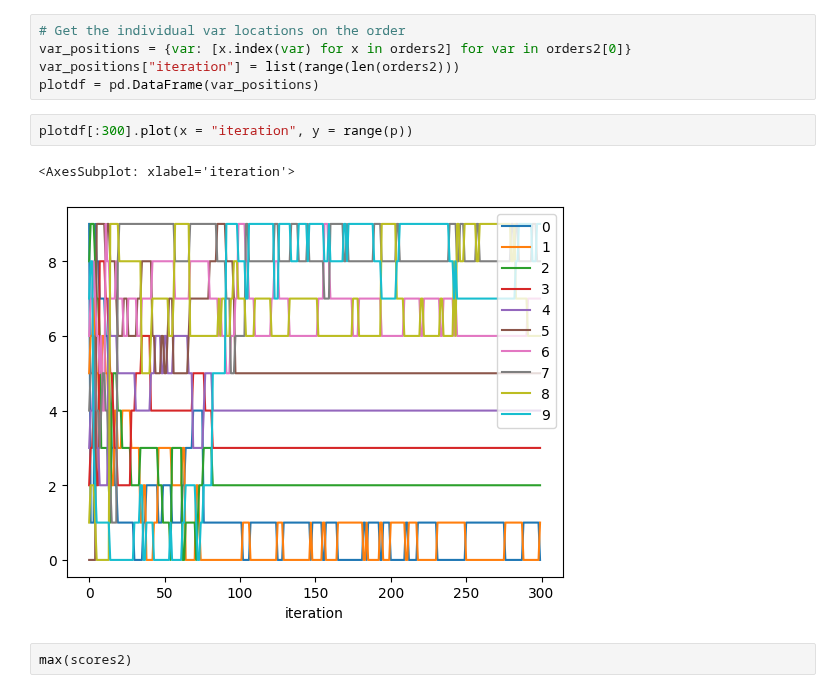
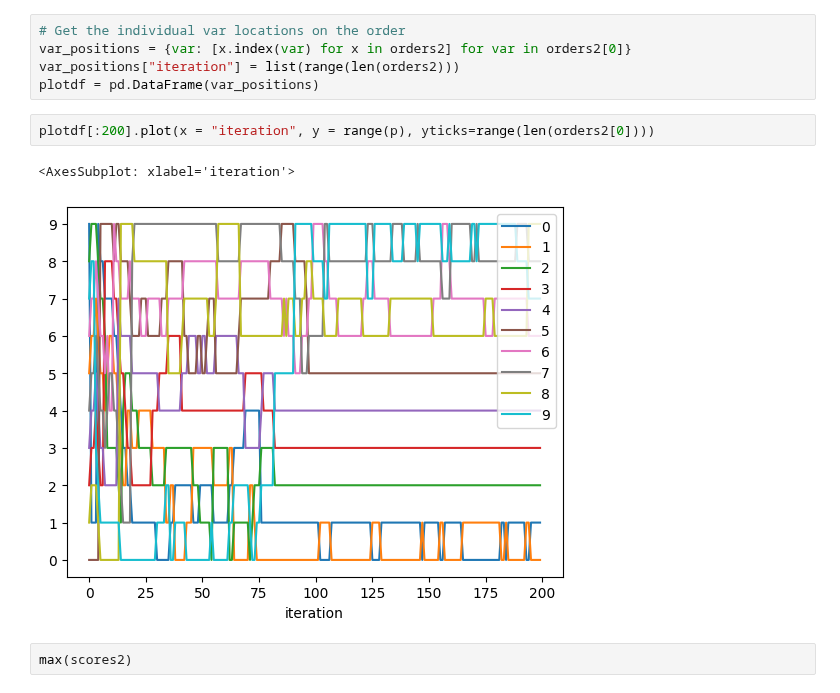
Before and after one commit to felixleopoldo/cstrees, a Jupyter notebook: src/learn_sandbox.ipynb, the cells around one changed output. Cells and saved outputs as stored; diff of their text form.

```diff
--- a/src/learn_sandbox.ipynb
+++ b/src/learn_sandbox.ipynb
@@ -309,10 +309,10 @@ var_positions = {var: [x.index(var) for x in orders2] for var in orders2[0]}
 var_positions["iteration"] = list(range(len(orders2)))
 plotdf = pd.DataFrame(var_positions)
 # %%
-plotdf[:300].plot(x = "iteration", y = range(p))
+plotdf[:200].plot(x = "iteration", y = range(p), yticks=range(len(orders2[0])))
 # %% [output]
 <AxesSubplot: xlabel='iteration'>
-[figure, old version]
+[figure, new version]
 # %%
 max(scores2)
 # %% [output]
```
